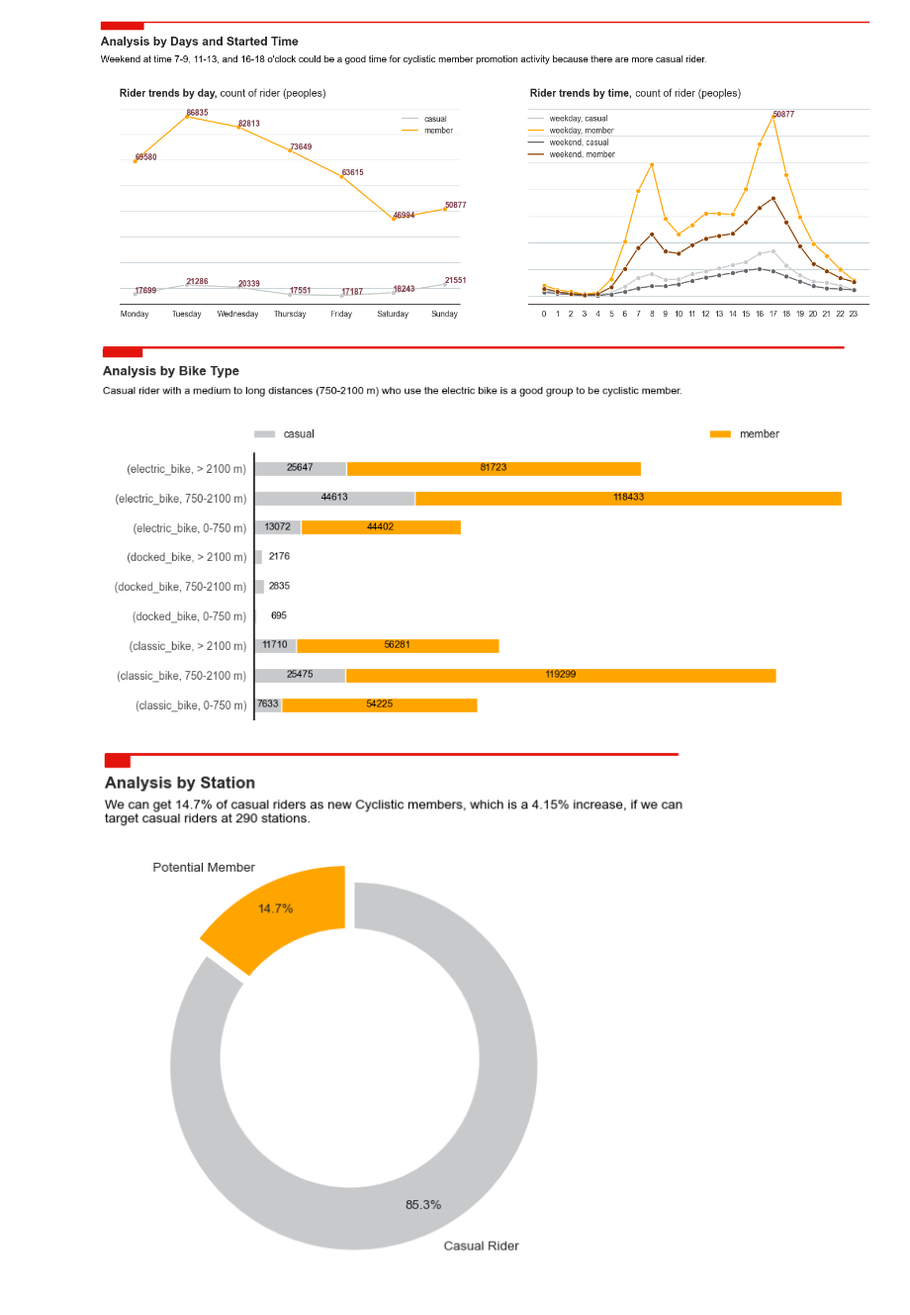
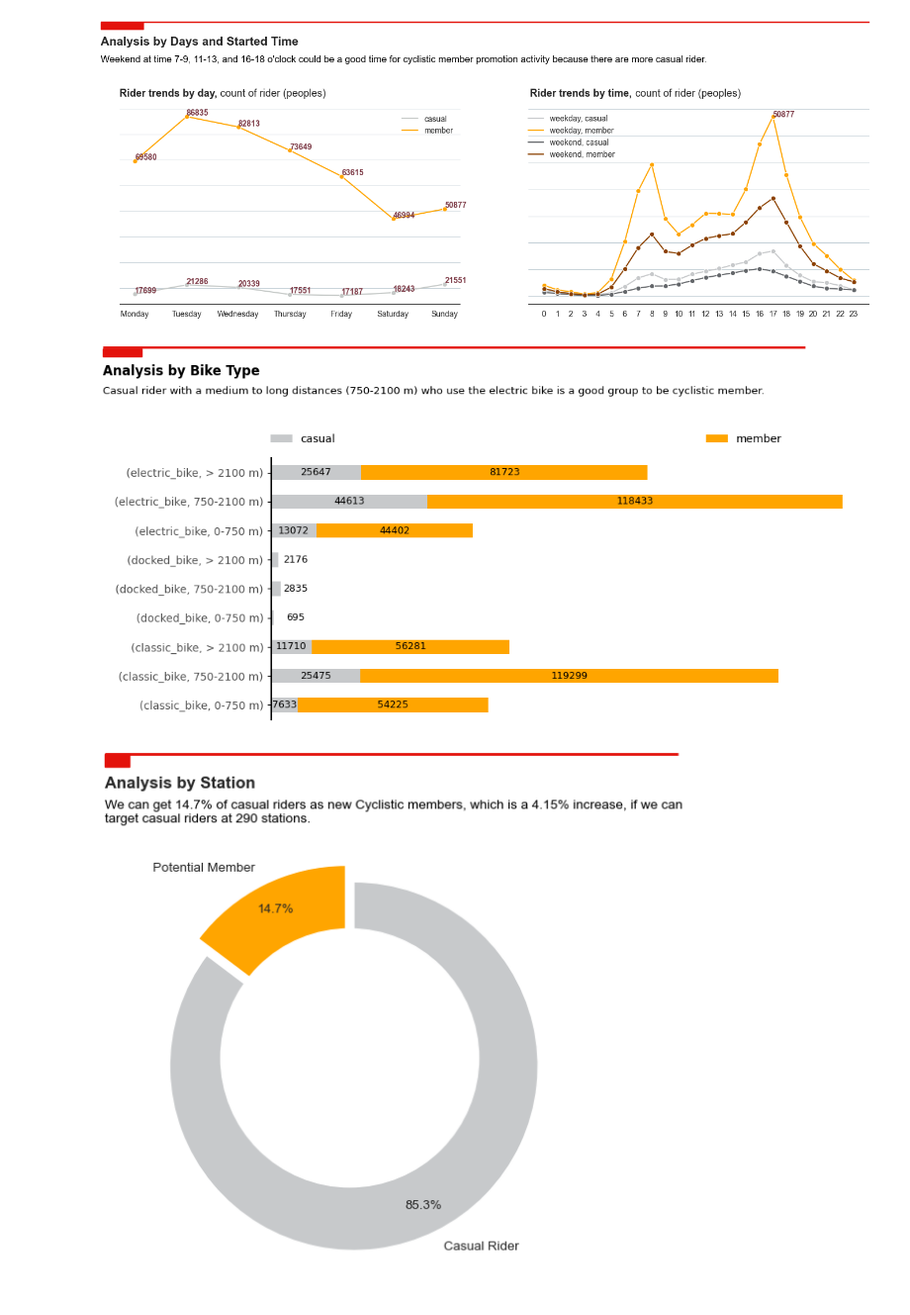
Before and after one commit to fandanabil1379/da-bike-sharing-analysis, a Jupyter notebook: notebooks/3.0-data-exploration.ipynb, the cells around one changed output. Shown: that part at 99% size. Saved outputs shown, nothing was run; the diff lists cells and outputs as text; code cells hidden in the pictures.

```diff
--- a/notebooks/3.0-data-exploration.ipynb
+++ b/notebooks/3.0-data-exploration.ipynb
@@ -21,6 +23,6 @@ warnings.filterwarnings('ignore')
 # %% [markdown]
 Pertama, import data ke dalam pandas dataframe
 # %%
-df = pd.read_csv('../data/processed/cleaned_data.csv', engine='pyarrow')
+df = pd.read_csv('../data/processed/cleaned_data.csv', engine='pyarrow').set_index('')
 df.sample(5)
 # %% [output]
@@ -494,10 +554,10 @@ df6 = df6.unstack()
 fig, ax = plt.subplots()
 
 # adjust the subplot so that the title would fit
-plt.subplots_adjust(top=0.7)
+plt.subplots_adjust(top=0.9, left=0.2)
 
 # add line and rectangle on top.
-fig.add_artist(lines.Line2D([0, 0.95], [1.23, 1.23], lw=2, color='#E3120B', solid_capstyle="butt"))
+fig.add_artist(lines.Line2D([0, 0.9], [1.23, 1.23], lw=2, color='#E3120B', solid_capstyle="butt"))
 fig.add_artist(patches.Rectangle((0, 1.2), 0.05, 0.025, color='#E3120B'))
 
 # add title
@@ -553,34 +613,34 @@ legend = plt.legend(
     loc='center',
     frameon=False,
     mode="expand",
     bbox_to_anchor=(0., 1.02, .85, .102),
     ncol=4,
     borderaxespad=-.46,
     prop={'size': 10})
 
 # set whether axis ticks and gridlines are above or below most artists.
 ax.set_axisbelow(True)
 
 # customize axes spine
 ax.spines["right"].set_visible(False)
 ax.spines["top"].set_visible(False)
 ax.spines["bottom"].set_visible(False)
 ax.spines["left"].set_lw(1.5)
 
 # customize ticks and label
 plt.yticks(color='#525252')
 plt.ylabel(ylabel=None)
 plt.xticks(ticks=[])
 plt.xlabel(xlabel=None)
 
 # saving figure
 plt.savefig('../reports/figures/bike.jpg', bbox_inches='tight')
 
 # show
 plt.tight_layout()
 plt.show()
 # %% [output]
-[figure, old version]
+[figure, new version]
 # %%
 # initialize plot
 fig, ax = plt.subplots(figsize=(5, 5))
```
Also changed, not shown: parts of 4 cells of this notebook, 2 other files.
